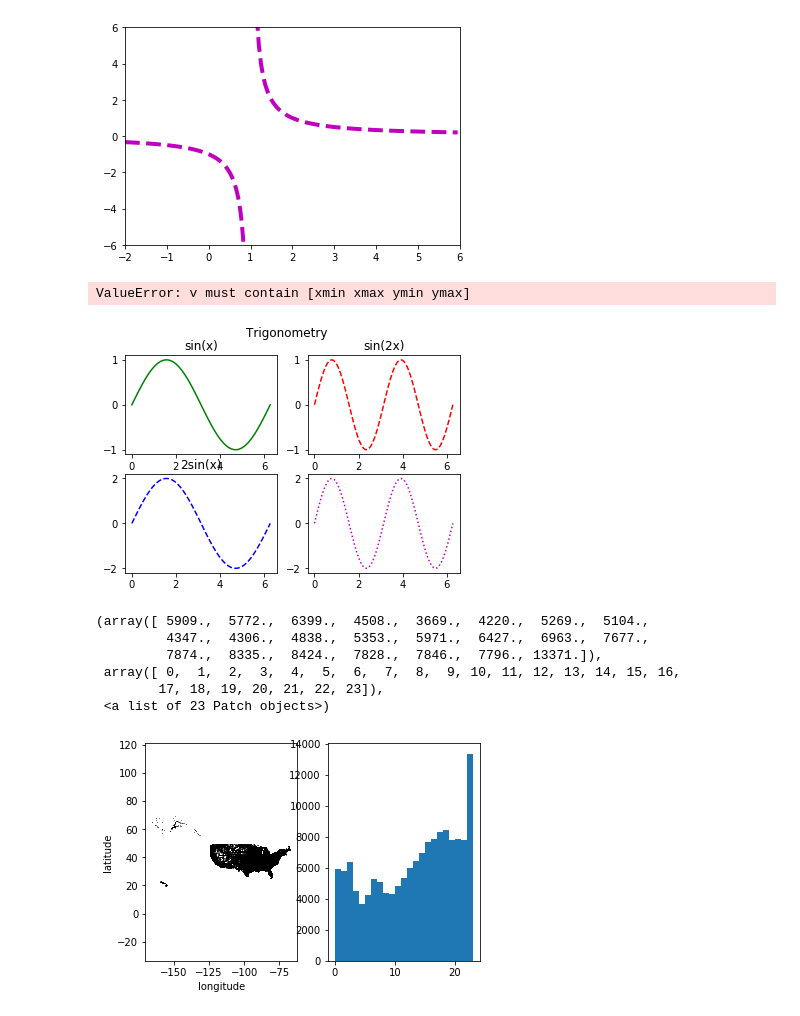
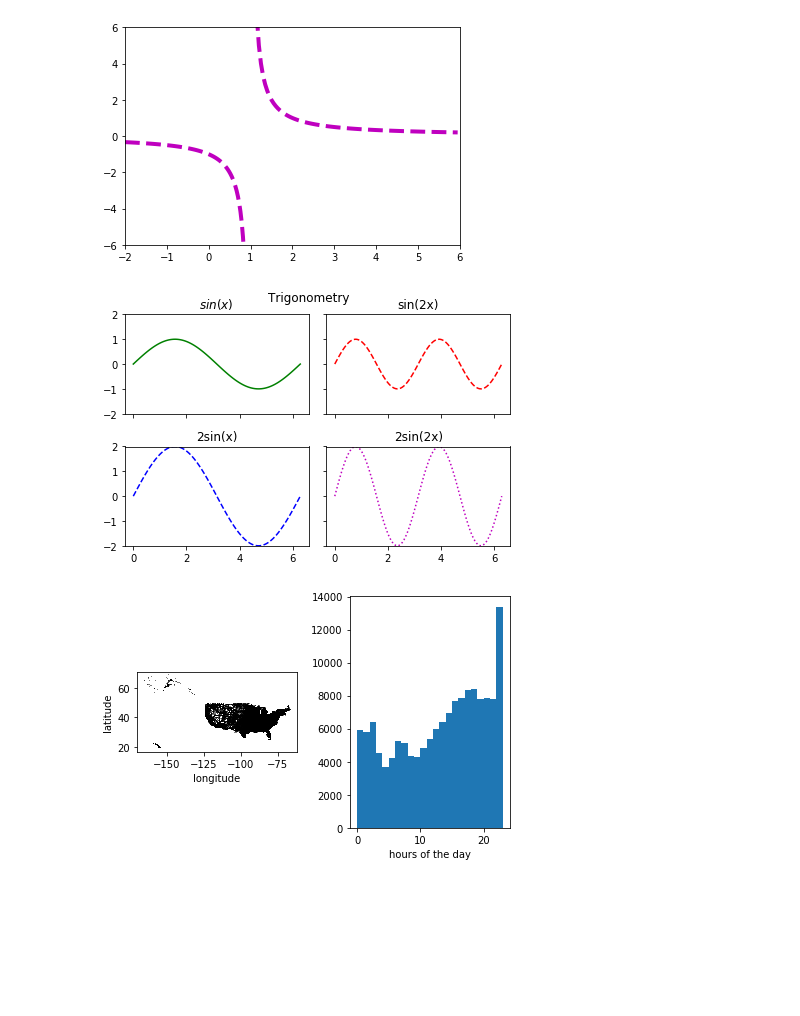
Before and after one commit to tpellet/BootCamp2019, a Jupyter notebook: ProblemSets/Week 1/Problem set 1b.ipynb, the cells around one changed output. Cells and saved outputs as stored; diff of their text form; code cells hidden in the pictures; blank space fills up the shorter version.

```diff
--- a/ProblemSets/Week 1/Problem set 1b.ipynb
+++ b/ProblemSets/Week 1/Problem set 1b.ipynb
@@ -295,43 +295,36 @@ hyperplot()
 # %%
 # Problem 4
 
 def subgraph():
     x = np.linspace(0,2*np.pi,100)
     fig, ax = plt.subplots(2,2,sharex=True, sharey=True)
-    plt.subplot(2,2,1)
-    plt.plot(x, np.sin(x), 'g-')
-    plt.title("sin(x)")
-    plt.subplot(2,2,2)
-    plt.plot(x, np.sin(2*x), 'r--')
-    plt.title("sin(2x)")
-    plt.subplot(2,2,3)
-    plt.plot(x, 2*np.sin(x), 'b--')
-    plt.title("2sin(x)")
-    plt.subplot(2,2,4)
-    plt.plot(x, 2*np.sin(2*x), 'm:')
+    ax[0,0].set_ylim([-2,2])
+    ax[0,0].plot(x, np.sin(x), 'g-')
+    ax[0,0].set_title(r"$sin(x)$")
+    ax[0,1].plot(x, np.sin(2*x), 'r--')
+    ax[0,1].set_title("sin(2x)")
+    ax[1,0].set_ylim([-2,2])
+    ax[1,0].plot(x, 2*np.sin(x), 'b--')
+    ax[1,0].set_title("2sin(x)")
+    ax[1,1].plot(x, 2*np.sin(2*x), 'm:')
+    ax[1,1].set_title("2sin(2x)")
     plt.suptitle("Trigonometry")
-    plt.axis(ax,[0,2*np.pi,-2,2])
+    plt.tight_layout()
 
 subgraph()
 # %% [output]
-ValueError: v must contain [xmin xmax ymin ymax]
-[figure, old version]
+[figure, new version]
 # %%
 # Problem set 5
 
 data = np.load("FARS.npy")
-ax1 = plt.subplot(121)
-ax1.plot(data[:,1],data[:,2],'k,', markersize=5, alpha=.5)
-plt.xlabel("longitude")
-plt.ylabel("latitude")
-plt.axis("equal")
-ax2 = plt.subplot(122)
-ax2.hist(data[:,0], bins=np.arange(0, 24))
+fig, ax = plt.subplots(1,2)
+ax[0].plot(data[:,1],data[:,2],'k,', markersize=5, alpha=.5)
+ax[0].set_xlabel("longitude")
+ax[0].set_ylabel("latitude")
+ax[0].set_aspect("equal")
+ax[1].hist(data[:,0], bins=np.arange(0, 24))
+ax[1].set_xlabel("hours of the day")
+plt.tight_layout()
 # %% [output]
-(array([ 5909.,  5772.,  6399.,  4508.,  3669.,  4220.,  5269.,  5104.,
-         4347.,  4306.,  4838.,  5353.,  5971.,  6427.,  6963.,  7677.,
-         7874.,  8335.,  8424.,  7828.,  7846.,  7796., 13371.]),
- array([ 0,  1,  2,  3,  4,  5,  6,  7,  8,  9, 10, 11, 12, 13, 14, 15, 16,
-        17, 18, 19, 20, 21, 22, 23]),
- <a list of 23 Patch objects>)
-[figure, old version]
+[figure, new version]
```
